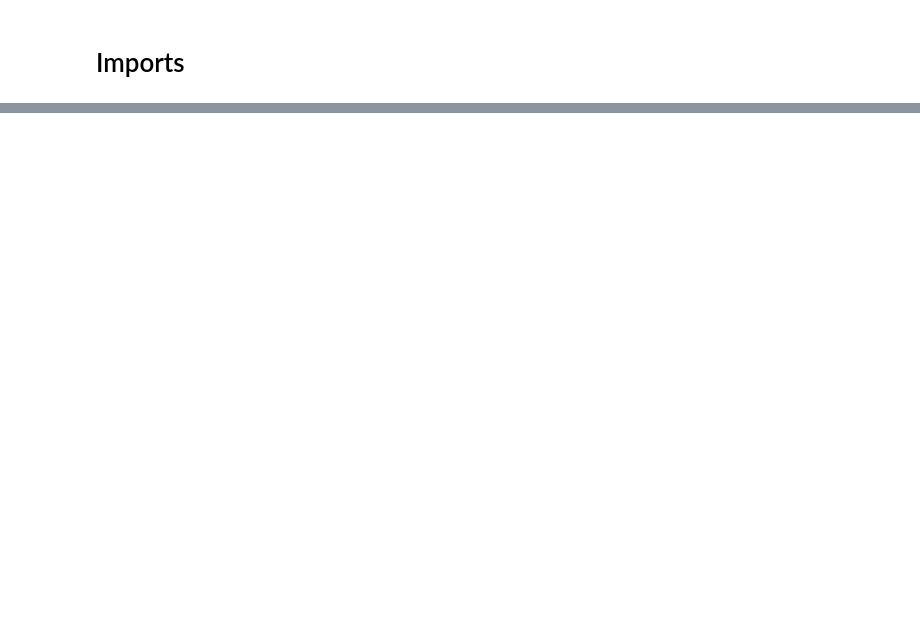
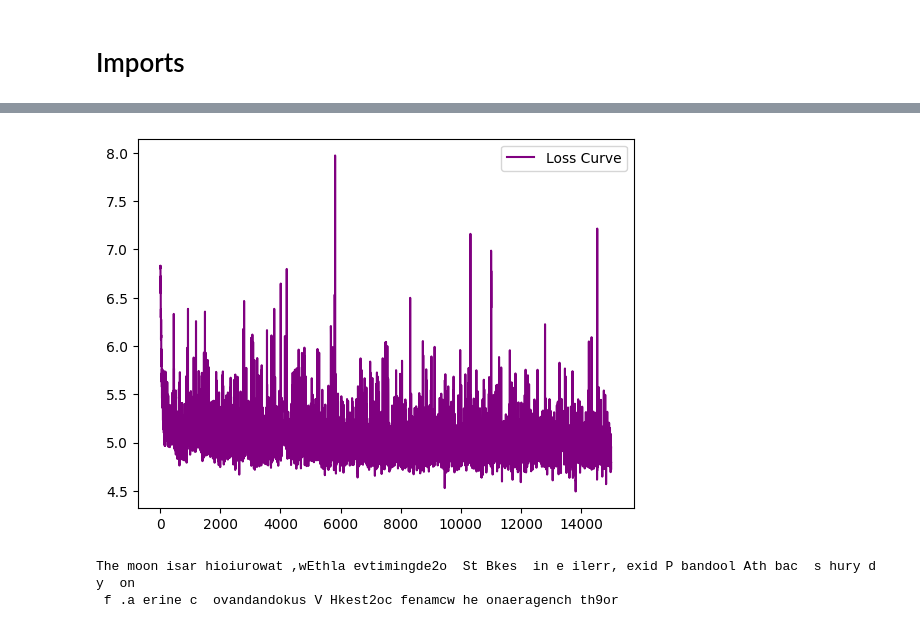
Before and after one commit to PeterKahenya/tinyllm, a Jupyter notebook: tinyllm.ipynb, the cells around one changed output, grey strips where cells are left out. Drawn from its saved outputs; the diff is of its cells as text; code cells hidden in the pictures; blank space fills up the shorter version.

```diff
--- a/tinyllm.ipynb
+++ b/tinyllm.ipynb
@@ -201,0 +60,3 @@ plot_loss_curve(trainer.train_steps, trainer.train_losses, None)
+# %%
+tokenizer = tinyllm.TextEncoder.load(model_path)
+assert tokenizer.decode(tokenizer.encode("Hello universe, there is a lot to learn from you")) == "Hello universe, there is a lot to learn from you", "Tokenizer is not working correctly"
@@ -201,0 +80,17 @@ plot_loss_curve(trainer.train_steps, trainer.train_losses, None)
+# %%
+model_params = tinyllm.ModelParams(vocab_size=len(tokenizer.vocab))
+print(f"Model params: {dataclasses.asdict(model_params)}")
+model = tinyllm.TinyLLM(model_params)
+model = model.to(model_params.device)
+print(f"Number of parameters: {model._num_parameters():,}")
+
+learning_rate = 3e-3
+batch_size = 8
+total_train_tokens = 226_052_077
+optimizer = tinyllm.configure_adamw_optimizer(model, weight_decay=1e-2, learning_rate=learning_rate, betas=(0.9, 0.95), eps=1e-8, device_type=model_params.device)
+training_dataset = tinyllm.TinyLLMDataset(shards_path=f"{dataset_path}/shards", T=model_params.context_length, split='train', total_tokens=total_train_tokens)
+training_dataloader = tinyllm.DataLoader(training_dataset, batch_size=batch_size, shuffle=False)
+loss_fn = nn.CrossEntropyLoss()
+train_params = tinyllm.TrainerParams(model=model, train_data=training_dataloader, optimizer=optimizer, gpu_id=0, save_every=500, loss_fn=loss_fn, model_path=model_path)
+trainer = tinyllm.Trainer(train_params)
+model = trainer.train(steps=15000)
@@ -201,0 +120,18 @@ plot_loss_curve(trainer.train_steps, trainer.train_losses, None)
+# %%
+tinyllm.plot_loss_curve(trainer.train_steps, trainer.train_losses, None)
+# %% [output]
+[figure, added]
+# %%
+# generate text
+import torch
+prompt = "The moon is"
+prompt_ids = tokenizer.encode(prompt)
+prompt_ids = torch.tensor(prompt_ids, device=model_params.device).unsqueeze(0)
+trainer.model.eval()
+with torch.no_grad():
+    generated_ids = trainer.model.generate(prompt_ids, 100)
+    string = tokenizer.decode(generated_ids[0].tolist())
+print(string)
+# %% [output]
+The moon isar hioiurowat ,wEthla evtimingde2o  St Bkes  in e ilerr, exid P bandool Ath bac  s hury d y  on
+ f .a erine c  ovandandokus V Hkest2oc fenamcw he onaeragench th9or
```
Also changed, not shown: parts of 39 cells of this notebook, 9 other files.
